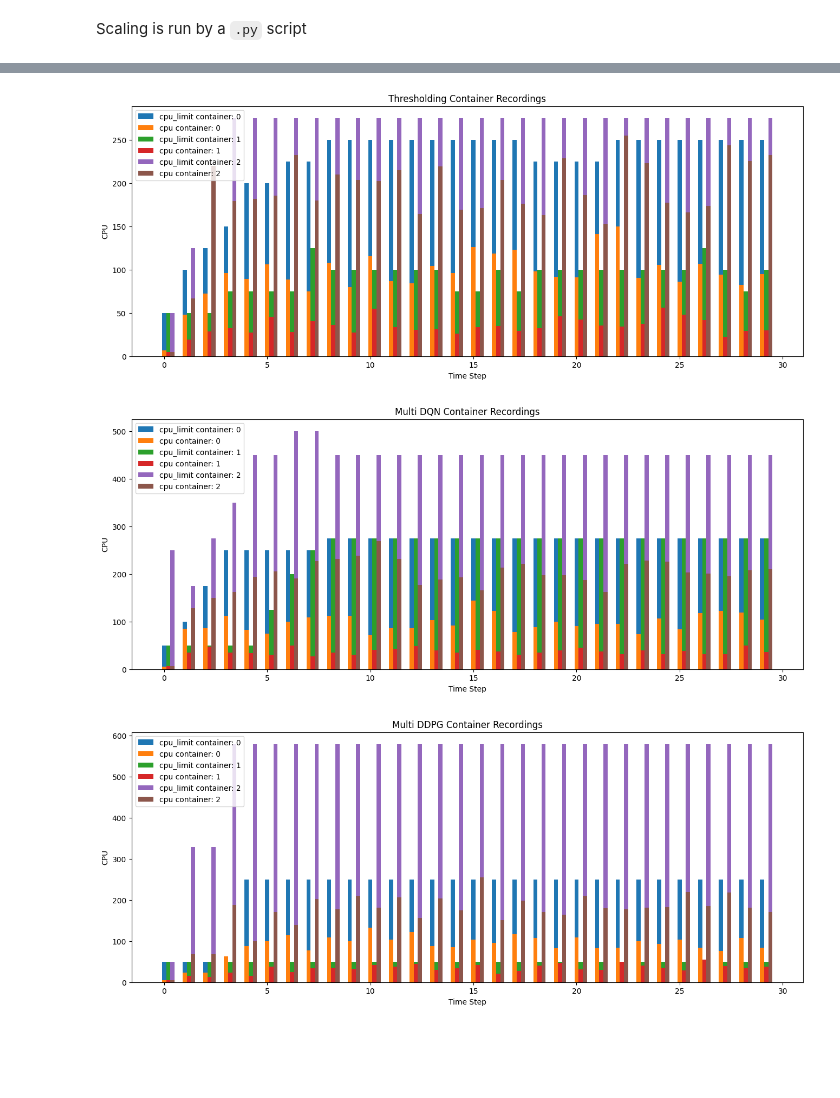
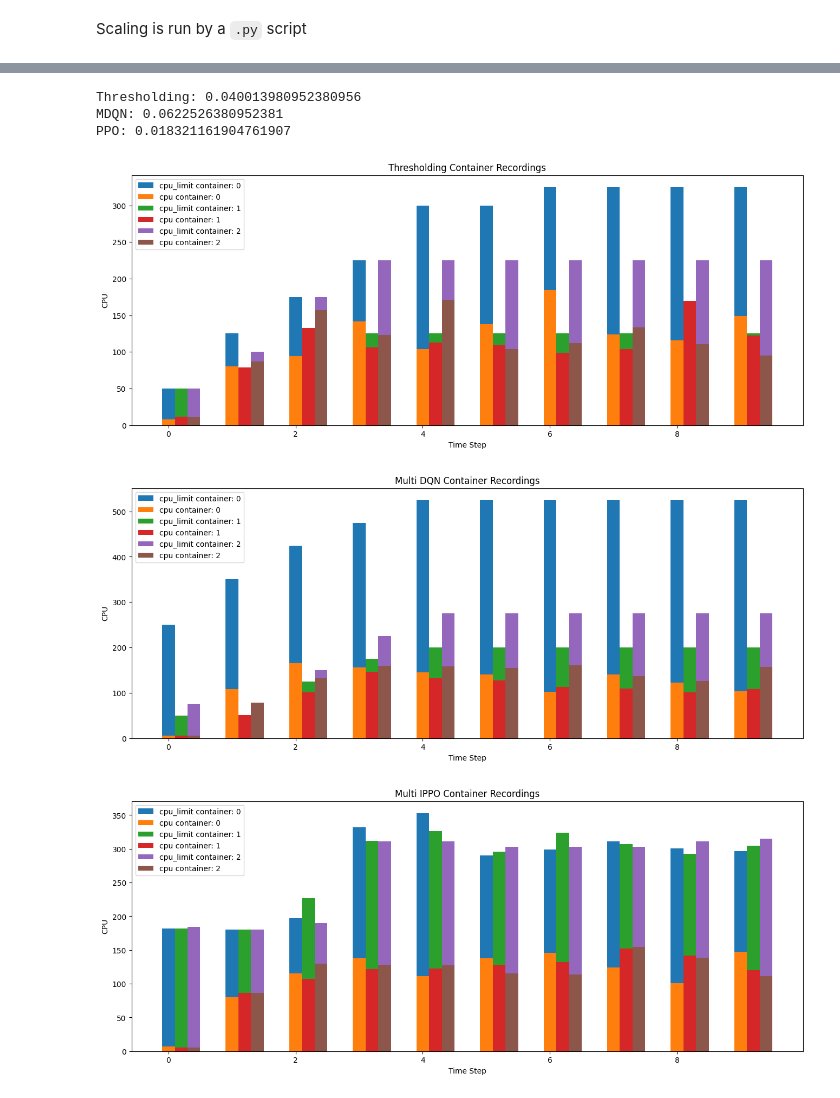
Before and after one commit to sensorlab/agent-edgeautoscaling, a Jupyter notebook: code/measure_latenices_under_load.ipynb, the cells around one changed output, grey strips where cells are left out. Saved outputs shown, nothing was run; the diff lists cells and outputs as text; code cells hidden in the pictures; blank space fills up the shorter version.

```diff
--- a/code/measure_latenices_under_load.ipynb
+++ b/code/measure_latenices_under_load.ipynb
@@ -27,2 +32,4 @@ raspberrypi2:193.2.205.183, ca: 10.1.225.1, pods: [('localization-api2', 'locali
+# %%
+apis = 3
 # %% [markdown]
 Scaling is run by a `.py` script
@@ -84,29 +113,33 @@ spam_process.terminate()
 # %%
 if random_rps:
-    rps = 50
+    rps = initial_rps
 
-spam_process = subprocess.Popen(['python', 'spam_cluster.py', '--users', str(rps), '--interval', str(interval)])
+# spam_process = subprocess.Popen(['python', 'spam_cluster.py', '--users', str(rps), '--interval', str(interval), '--variable'])
+command = ['python', 'spam_cluster.py', '--users', str(rps), '--interval', str(interval), '--all'] # without variable because we dont want variability, we are evaluating
+spam_process = subprocess.Popen(command)
 ddpg_latenices = []
 ddpg_container_recordings = []
 for i in range(recordings):
     start_time = time.time()
-    latencies = spam_requests_single(USERS, url)
-    latencies = [latency for latency in latencies if latency is not None]
+    # latencies = get_response_latenices(USERS, url)
+    # latencies = [latency for latency in latencies if latency is not None]
+    latencies = [np.mean([latency if latency is not None else 2 for latency in get_response_latenices(USERS, f'{url}/api{api_id}/predict')]) for api_id in range(1, apis + 1)]
+
     mean_latency = np.mean(latencies)
     ddpg_latenices.append(mean_latency)
 
     node_recordings = []
     for node in nodes:
         for container_id, (_, _, _) in list(node.get_containers().items()):
-            (cpu_limit, cpu, cpu_percentage), (_, _, _), (_, _) = node.get_container_usage(container_id)
+            (cpu_limit, cpu, cpu_percentage), (_, _, _), (_, _), _ = node.get_container_usage(container_id)
             node_recordings.append((cpu_limit, cpu, cpu_percentage))
     ddpg_container_recordings.append(node_recordings)
 
     elapsed_time = time.time() - start_time
     time.sleep(max(0, time_step - elapsed_time))
 
-    if random_rps and i % every == 0 and i != 0:
-        rps = np.random.randint(25, 75)
-        spam_process.terminate()
-        spam_process = subprocess.Popen(['python', 'spam_cluster.py', '--users', str(rps), '--interval', str(interval)])
+    # if random_rps and i % every == 0 and i != 0:
+    #     rps = np.random.randint(lower_rps, upper_rps)
+    #     spam_process.terminate()
+    #     spam_process = subprocess.Popen(['python', 'spam_cluster.py', '--users', str(rps), '--interval', str(interval), '--variable'])
 spam_process.terminate()
@@ -127,3 +200,9 @@ plt.show()
+# %%
+print(f"Thresholding: {np.mean(t_latencies[3:])}\nMDQN: {np.mean(mdqn_latenices[3:])}\nPPO: {np.mean(ppo_latencies[3:])}")
+# %% [output]
+Thresholding: 0.040013980952380956
+MDQN: 0.0622526380952381
+PPO: 0.018321161904761907
 # %%
 time_axis = range(len(t_container_recordings))
 
@@ -131,35 +210,46 @@ plt.figure(figsize=(16, 6))
 for i, container_recordings in enumerate(zip(*t_container_recordings)):
     cpu_limits, cpu, _ = zip(*container_recordings)
     plt.bar(np.array(time_axis) + i*0.2, cpu_limits, width=0.2, label=f'cpu_limit container: {i}')
     plt.bar(np.array(time_axis) + i*0.2, cpu, width=0.2, label=f'cpu container: {i}')
 plt.xlabel('Time Step')
 plt.ylabel('CPU')
 plt.title('Thresholding Container Recordings')
 plt.legend()
 plt.show()
 
 plt.figure(figsize=(16, 6))
 for i, container_recordings in enumerate(zip(*mdqn_container_recordings)):
     cpu_limits, cpu, _ = zip(*container_recordings)
     plt.bar(np.array(time_axis) + i*0.2, cpu_limits, width=0.2, label=f'cpu_limit container: {i}')
     plt.bar(np.array(time_axis) + i*0.2, cpu, width=0.2, label=f'cpu container: {i}')
 plt.xlabel('Time Step')
 plt.ylabel('CPU')
 plt.title('Multi DQN Container Recordings')
 plt.legend()
 plt.show()
 
+# plt.figure(figsize=(16, 6))
+# for i, container_recordings in enumerate(zip(*ddpg_container_recordings)):
+#     cpu_limits, cpu, _ = zip(*container_recordings)
+#     plt.bar(np.array(time_axis) + i*0.2, cpu_limits, width=0.2, label=f'cpu_limit container: {i}')
+#     plt.bar(np.array(time_axis) + i*0.2, cpu, width=0.2, label=f'cpu container: {i}')
+# plt.xlabel('Time Step')
+# plt.ylabel('CPU')
+# plt.title('Multi DDPG Container Recordings')
+# plt.legend()
+# plt.show()
+
 plt.figure(figsize=(16, 6))
-for i, container_recordings in enumerate(zip(*ddpg_container_recordings)):
+for i, container_recordings in enumerate(zip(*ppo_container_recordings)):
     cpu_limits, cpu, _ = zip(*container_recordings)
     plt.bar(np.array(time_axis) + i*0.2, cpu_limits, width=0.2, label=f'cpu_limit container: {i}')
     plt.bar(np.array(time_axis) + i*0.2, cpu, width=0.2, label=f'cpu container: {i}')
 plt.xlabel('Time Step')
 plt.ylabel('CPU')
-plt.title('Multi DDPG Container Recordings')
+plt.title('Multi IPPO Container Recordings')
 plt.legend()
 plt.show()
 # %% [output]
-[figure, old version]
+[figure, new version]
-[figure, old version]
+[figure, new version]
-[figure, old version]
+[figure, new version]
```
Also changed, not shown: parts of 9 cells of this notebook, 4 other files.
